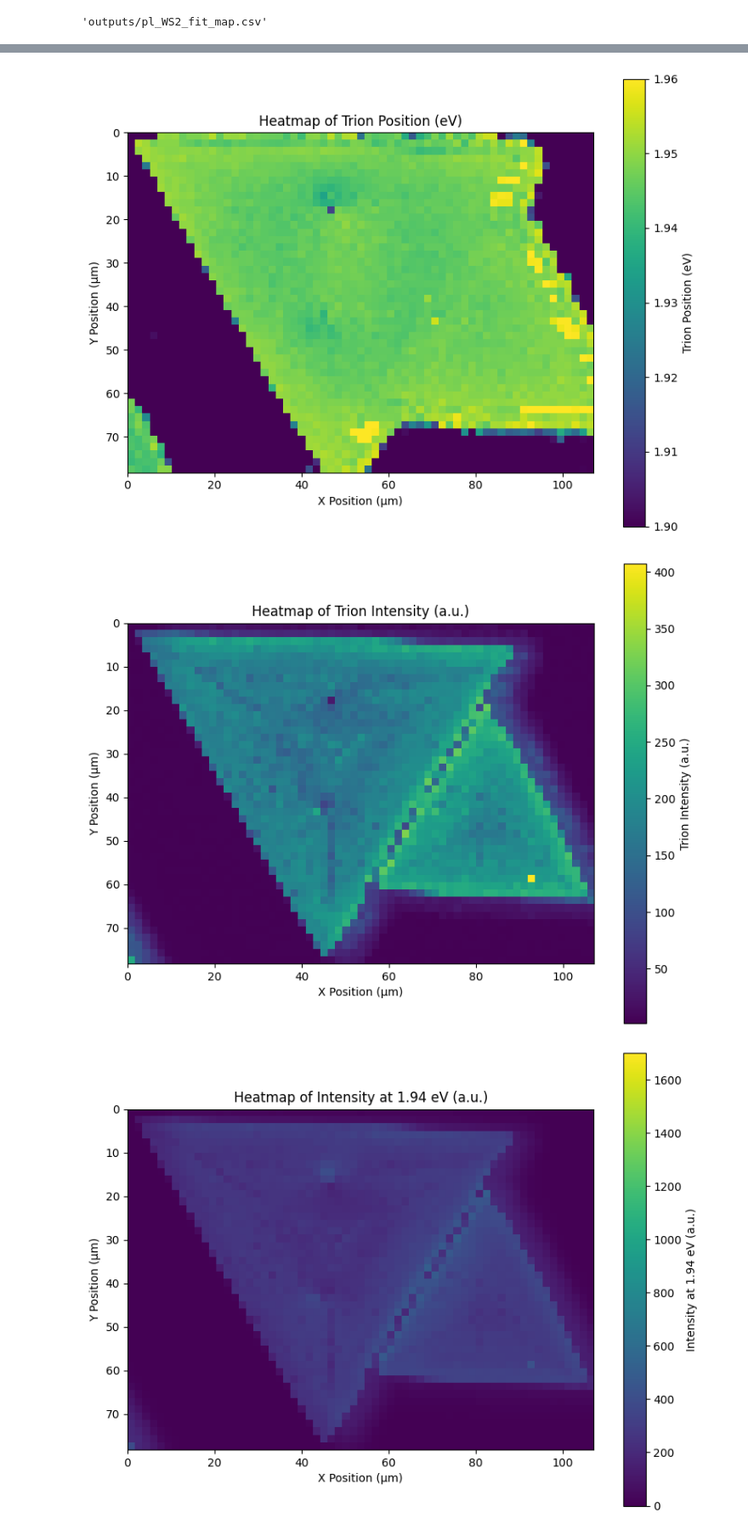
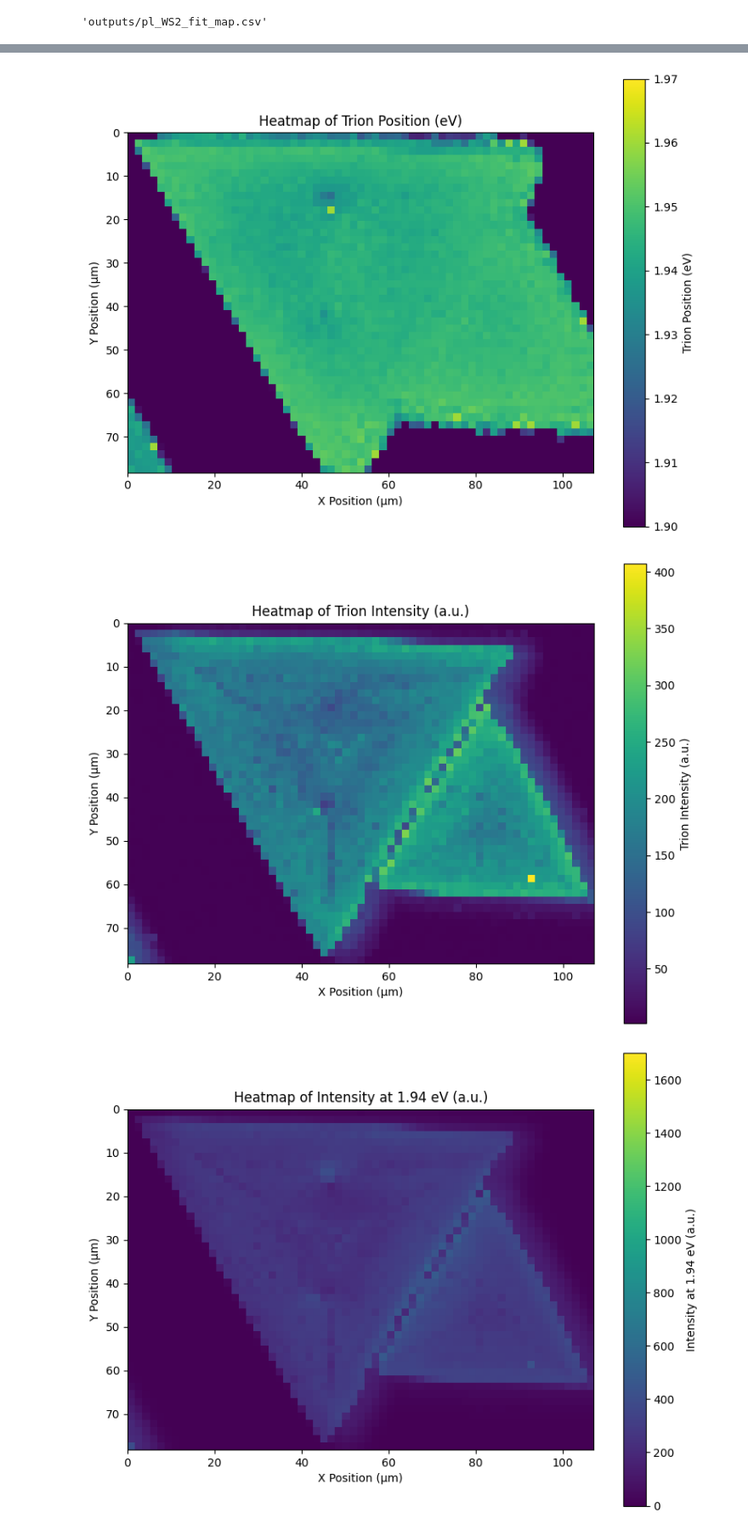
Before and after one commit to barry063/RamanPL_2D, a Jupyter notebook: example-usage/Mapping/Mapping PL Example.ipynb, the cells around one changed output, grey strips where cells are left out. Shown at 85% size. Saved outputs shown, nothing was run; the diff lists cells and outputs as text; code cells hidden in the pictures.

```diff
--- a/example-usage/Mapping/Mapping PL Example.ipynb
+++ b/example-usage/Mapping/Mapping PL Example.ipynb
@@ -100,8 +132,8 @@ step_size = 1.7  # in microns
 
 # Define custom peaks and data range, note that last param is eta
 custom_peaks = {
-    'Exciton': ([1.96, 0, 0, 0.01], [2.0, 0.5, 5, 0.99]),
-    'Trion': ([1.9, 0, 0, 0.01], [1.96, 0.5, 10, 0.99])
+    'exciton': ([1.96, 0, 0, 0.01], [2.0, 0.05, 0.1, 0.99]),
+    'trion': ([1.9, 0, 0, 0.01], [1.96, 0.05, 0.05, 0.99])
 }
 data_range = (1.88, 2.05)
 
@@ -118,11 +150,11 @@ pl_map = Mapping.PLMapping(
 )
 
 # carry out fit_spectra() with a seed number
-params = pl_map.fit_spectra(warm_start=True, seed_coord=(25, 1), seed_roi=1,
+params = pl_map.fit_spectra(warm_start=True, seed_coord=(25, 15), seed_roi=1,
 
-    # Optional: adaptive multistart, and with retries on fail and high RMSE
-    fit_spectrum_kwargs=dict(
-        adaptive_multistart=False,
+    ## Optional: adaptive multistart, and with retries on fail and high RMSE
+    # fit_spectrum_kwargs=dict(
+        # adaptive_multistart=False,
         # fast_n_starts=1,
         # n_starts=4,
         # p0_strategy="jitter",
@@ -131,7 +163,7 @@ params = pl_map.fit_spectra(warm_start=True, seed_coord=(25, 1), seed_roi=1,
         # retry_on_bound_hit=False,
         # retry_rmse_gate=0.10,
         # diagnostics="light",
-    )
+    # )
 
                    )
 
@@ -230,15 +261,15 @@ pl_map.plot_heatmap(data_type='exciton_intensity'
 # %%
 # Plot trion_posision (must have 2 custom_peaks)
 pl_map.plot_heatmap(data_type='trion_position',
-                    # filter_range=[1.9, 1.94]
+                    filter_range=[1.9, 1.97]
                     )
 
 # Plot trion_intensity (must have 2 custom_peaks)
 pl_map.plot_heatmap(data_type='trion_intensity',
                     # filter_range=[0,600]
                     )
 # %% [output]
-[figure, old version]
+[figure, new version]
 [figure]
 # %%
 # Plot intensity at a specific eV (1.82 - 1.88eV)
```
Also changed, not shown: parts of 21 cells of this notebook, 27 other files.
